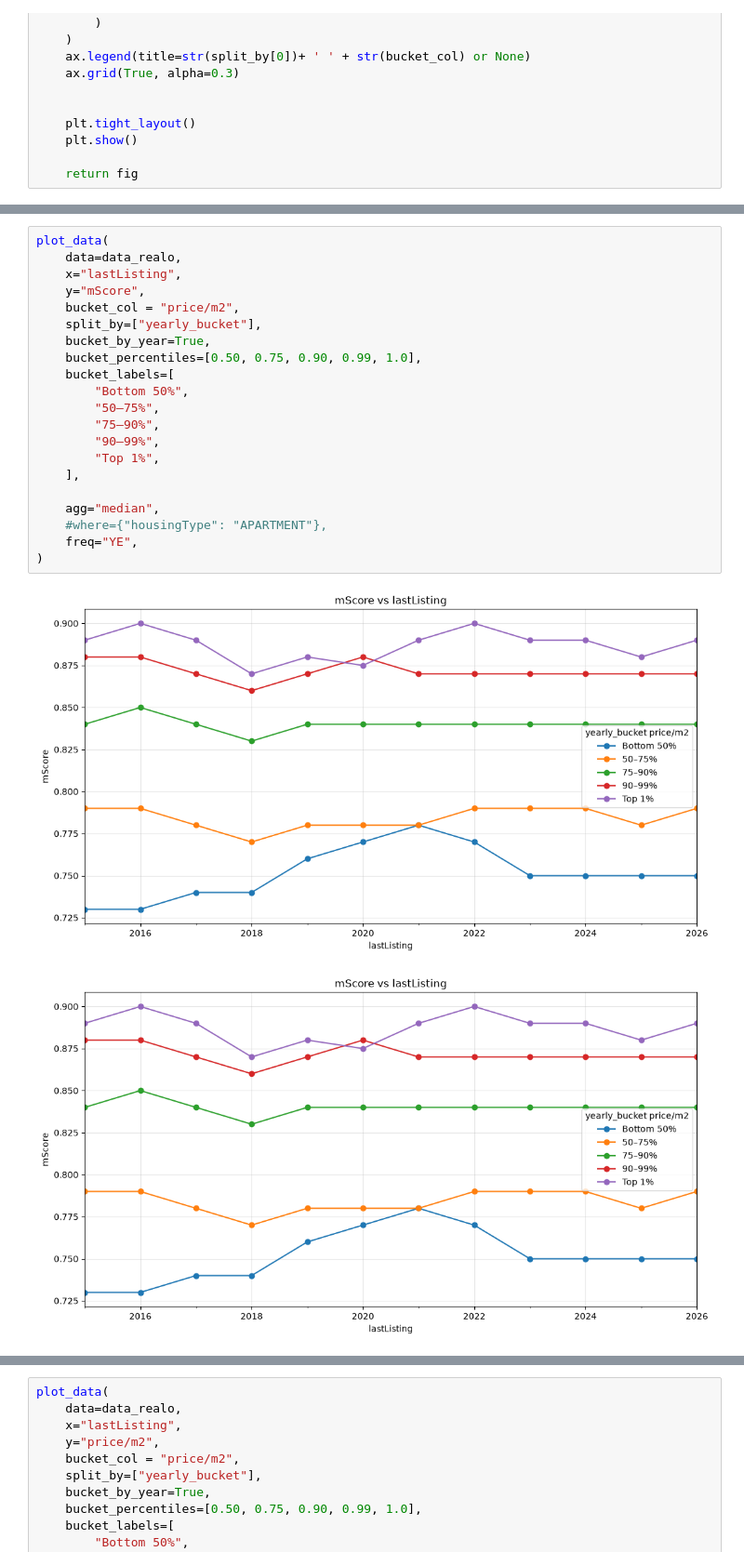
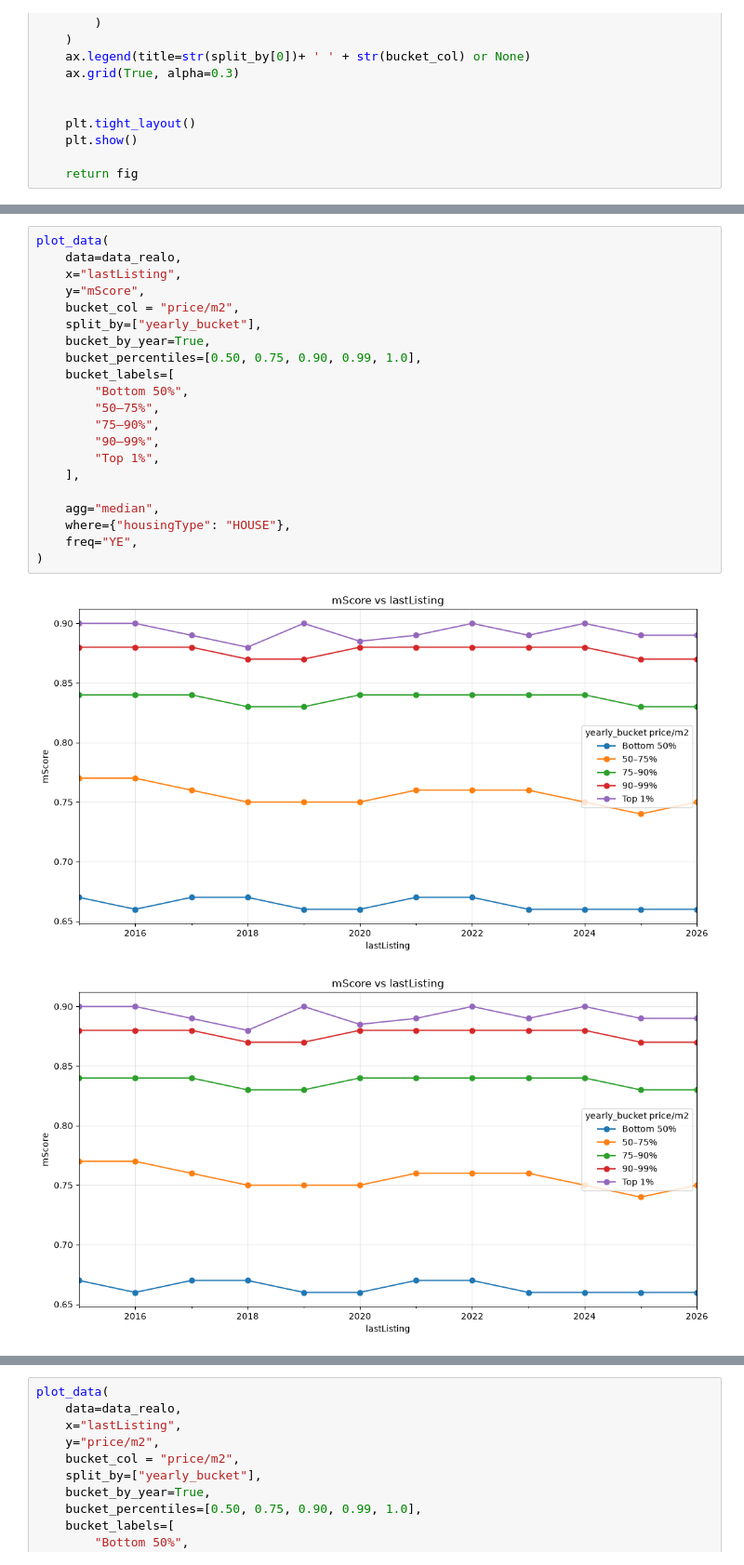
Before and after one commit to fedramoeykens/MBF_assignments, a Jupyter notebook: Assignment1_notebook.ipynb, the cells around one changed output, grey strips where cells are left out. Shown at 93% size. Cells and saved outputs as stored; diff of their text form.

```diff
--- a/Assignment1_notebook.ipynb
+++ b/Assignment1_notebook.ipynb
@@ -1204,24 +1208,24 @@ def plot_data(
 # %%
 plot_data(
     data=data_realo,
     x="lastListing",
     y="mScore",
     bucket_col = "price/m2",
     split_by=["yearly_bucket"],
     bucket_by_year=True,
     bucket_percentiles=[0.50, 0.75, 0.90, 0.99, 1.0],
     bucket_labels=[
         "Bottom 50%",
         "50–75%",
         "75–90%",
         "90–99%",
         "Top 1%",
     ],
 
     agg="median",
-    #where={"housingType": "APARTMENT"},
+    where={"housingType": "HOUSE"},
     freq="YE",
 )
 # %% [output]
-[figure, old version]
+[figure, new version]
-[figure, old version]
+[figure, new version]
```
Also changed, not shown: parts of 11 cells of this notebook.
